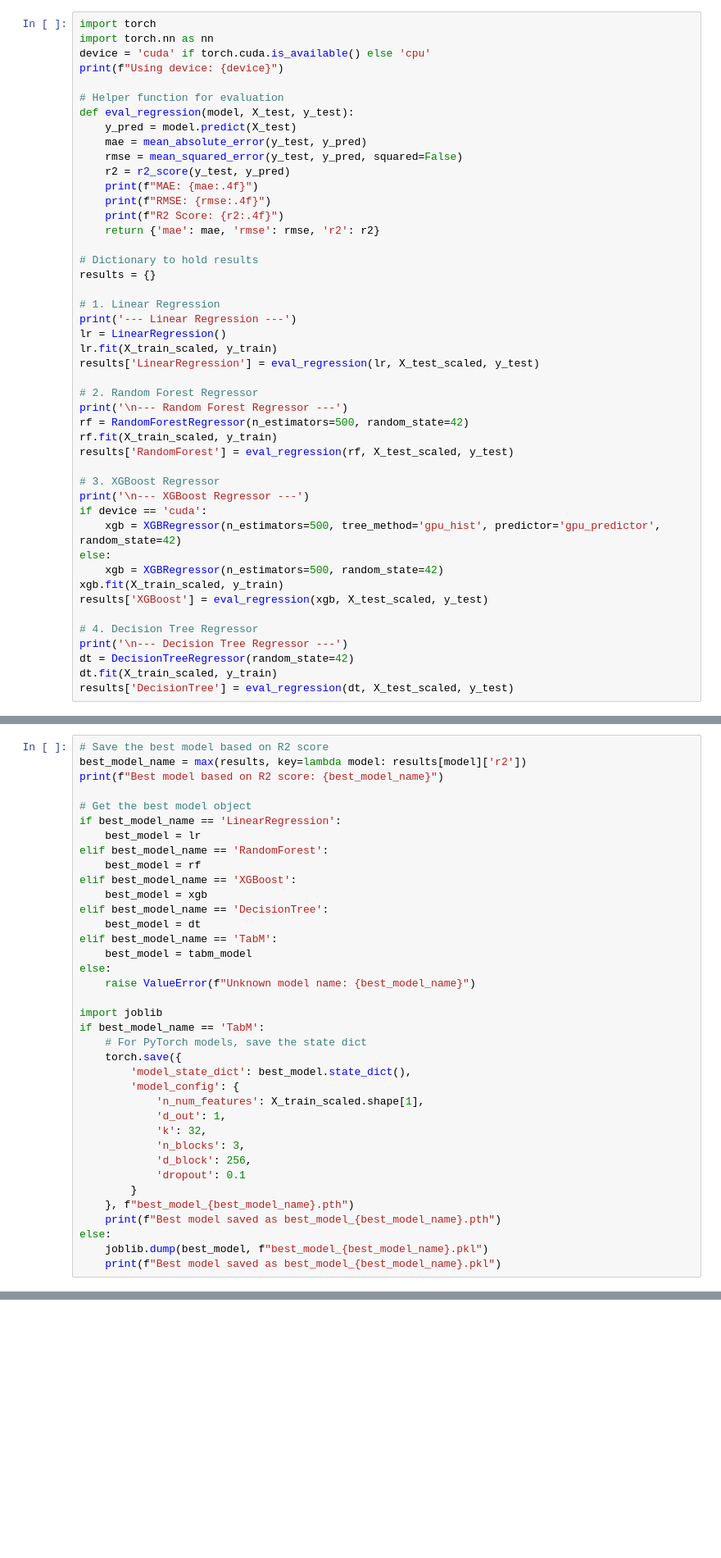
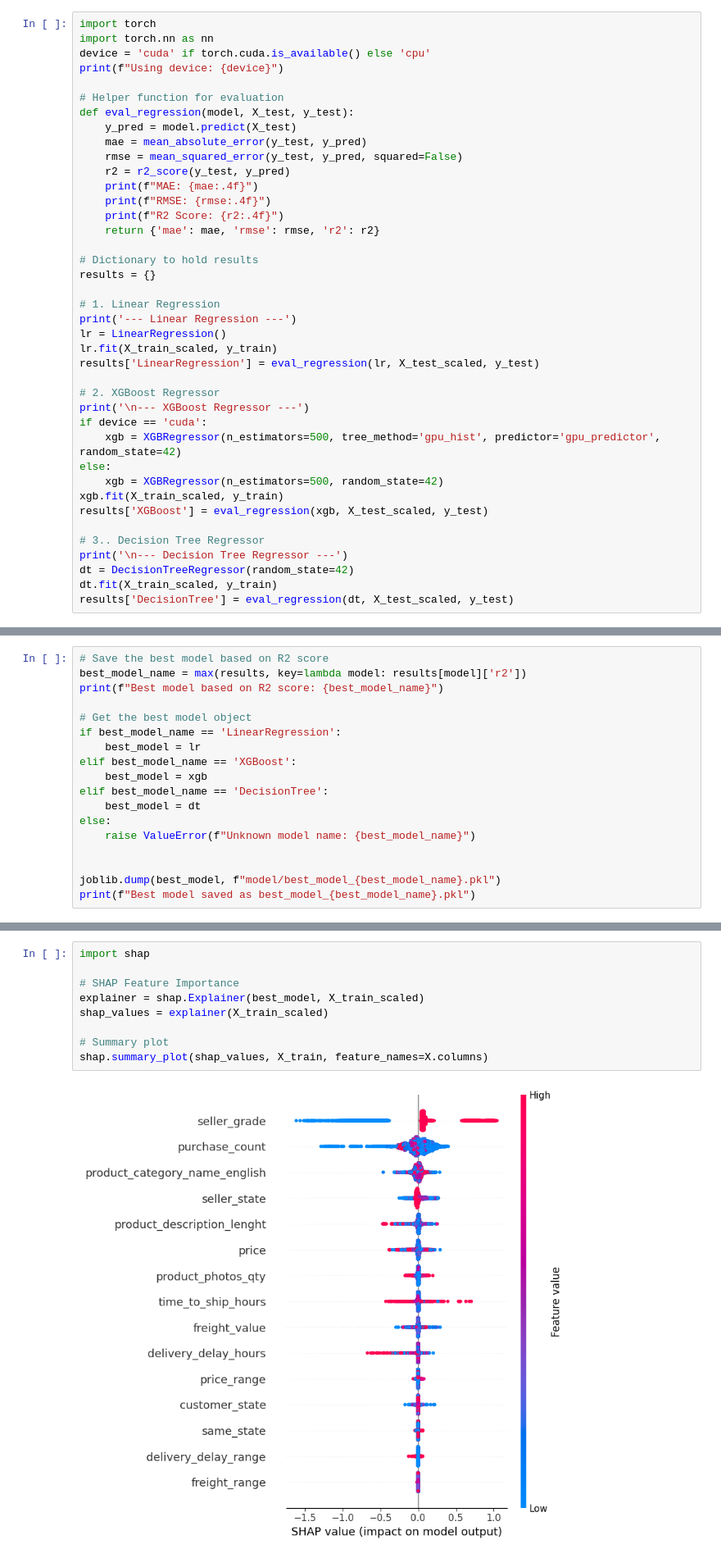
Before and after one commit to BangJhen/Kelompok1-TheHack, a Jupyter notebook: eda.ipynb, the cells around one changed output, grey strips where cells are left out. Shown at 82% size. Drawn from its saved outputs; the diff is of its cells as text; blank space fills up the shorter version.

```diff
--- a/eda.ipynb
+++ b/eda.ipynb
@@ -462,13 +629,7 @@ lr = LinearRegression()
 lr.fit(X_train_scaled, y_train)
 results['LinearRegression'] = eval_regression(lr, X_test_scaled, y_test)
 
-# 2. Random Forest Regressor
-print('\n--- Random Forest Regressor ---')
-rf = RandomForestRegressor(n_estimators=500, random_state=42)
-rf.fit(X_train_scaled, y_train)
-results['RandomForest'] = eval_regression(rf, X_test_scaled, y_test)
-
-# 3. XGBoost Regressor
+# 2. XGBoost Regressor
 print('\n--- XGBoost Regressor ---')
 if device == 'cuda':
     xgb = XGBRegressor(n_estimators=500, tree_method='gpu_hist', predictor='gpu_predictor', random_state=42)
@@ -477,7 +638,7 @@ else:
 xgb.fit(X_train_scaled, y_train)
 results['XGBoost'] = eval_regression(xgb, X_test_scaled, y_test)
 
-# 4. Decision Tree Regressor
+# 3.. Decision Tree Regressor
 print('\n--- Decision Tree Regressor ---')
 dt = DecisionTreeRegressor(random_state=42)
 dt.fit(X_train_scaled, y_train)
@@ -522,32 +703,13 @@ print(f"Best model based on R2 score: {best_model_name}")
 # Get the best model object
 if best_model_name == 'LinearRegression':
     best_model = lr
-elif best_model_name == 'RandomForest':
-    best_model = rf
 elif best_model_name == 'XGBoost':
     best_model = xgb
 elif best_model_name == 'DecisionTree':
     best_model = dt
-elif best_model_name == 'TabM':
-    best_model = tabm_model
 else:
     raise ValueError(f"Unknown model name: {best_model_name}")
 
-import joblib
-if best_model_name == 'TabM':
-    # For PyTorch models, save the state dict
-    torch.save({
-        'model_state_dict': best_model.state_dict(),
-        'model_config': {
-            'n_num_features': X_train_scaled.shape[1],
-            'd_out': 1,
-            'k': 32,
-            'n_blocks': 3,
-            'd_block': 256,
-            'dropout': 0.1
-        }
-    }, f"best_model_{best_model_name}.pth")
-    print(f"Best model saved as best_model_{best_model_name}.pth")
-else:
-    joblib.dump(best_model, f"best_model_{best_model_name}.pkl")
-    print(f"Best model saved as best_model_{best_model_name}.pkl")
+
+joblib.dump(best_model, f"model/best_model_{best_model_name}.pkl")
+print(f"Best model saved as best_model_{best_model_name}.pkl")
@@ -676,3 +725,14 @@ for feature, encoder in label_encoders.items():
 # Save MinMaxScaler
 joblib.dump(scaler, "minmax_scaler.pkl")
 print("MinMaxScaler saved as minmax_scaler.pkl")
+# %%
+import shap
+
+# SHAP Feature Importance
+explainer = shap.Explainer(best_model, X_train_scaled)
+shap_values = explainer(X_train_scaled)
+
+# Summary plot
+shap.summary_plot(shap_values, X_train, feature_names=X.columns)
+# %% [output]
+[figure, added]
```
Also changed, not shown: parts of 35 cells of this notebook, 10 other files.
